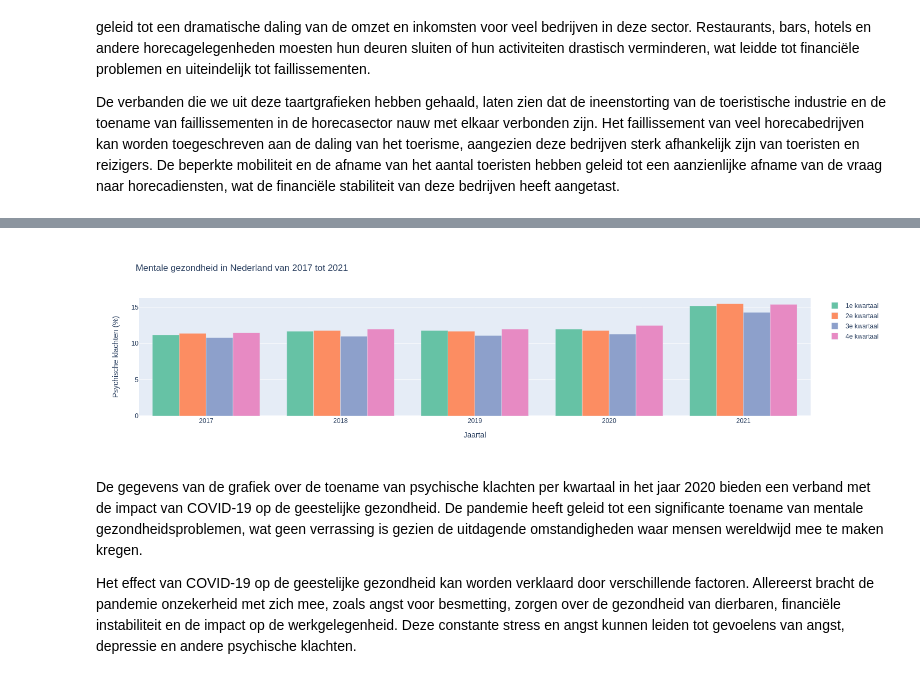
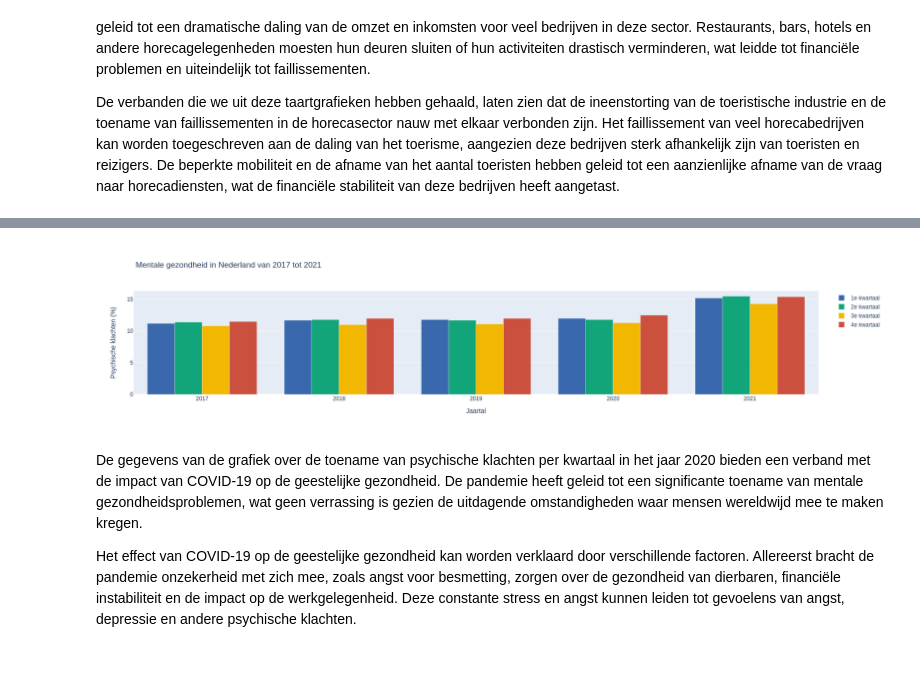
Before and after one commit to hannekesjoers/IV2023, a Jupyter notebook: docs/notebook.ipynb, the cells around one changed output, grey strips where cells are left out. Cells and saved outputs as stored; diff of their text form; code cells hidden in the pictures.

```diff
--- a/docs/notebook.ipynb
+++ b/docs/notebook.ipynb
@@ -165,34 +108,0 @@ fig.show()
-# %%
-file = pd.read_csv('Mentalegezondheid.csv')
-fig = go.Figure()
-
-years = file['Jaartal'].unique()
-quarters = ['1e kwartaal', '2e kwartaal', '3e kwartaal', '4e kwartaal']
-
-# Define a color palette with a different color for each year
-color_palette = ['rgb(102,194,165)', 'rgb(252,141,98)', 'rgb(141,160,203)', 'rgb(231,138,195)', 'rgb(166,206,227)']
-file['Psychische klachten (%)'] = file['Psychische klachten (%)'].str.replace(",", ".").astype(float)
-
-for i, year in enumerate(years):
-    filtered_data = file[file['Jaartal'] == year]
-    if not filtered_data.empty:
-        fig.add_trace(go.Bar(
-            x=quarters,
-            y=filtered_data['Psychische klachten (%)'],
-            name=str(year),
-            marker=dict(color=color_palette[i % len(color_palette)])  # Use modulo operator to cycle through the colors
-        ))
-
-fig.update_layout(
-    title='Mentale gezondheid in Nederland van 2017 tot en met 2021',
-    xaxis_title='Kwartaal',
-    yaxis_title='Psychische klachten (%)'
-)
-
-fig.update_xaxes(type='category')
-
-#fig.update_layout(yaxis_tickformat='.0%')
-
-fig.update_layout(height=400)
-
-fig.show()
@@ -201,32 +138,33 @@ fig.show()
 # %%
+file = pd.read_csv('Mentalegezondheid.csv')
 fig = go.Figure()
 
 years = file['Jaartal'].unique()
 quarters = ['1e kwartaal', '2e kwartaal', '3e kwartaal', '4e kwartaal']
-colors = ['rgb(102,194,165)', 'rgb(252,141,98)', 'rgb(141,160,203)', 'rgb(231,138,195)']
-file['Psychische klachten (%)'] = file['Psychische klachten (%)'].replace(",", ".").astype(float)
+colors = ['rgb(57,105,172)', 'rgb(17,165,121)', 'rgb(242,183,1)', 'rgb(204,80,62)']
+file['Psychische klachten (%)'] = file['Psychische klachten (%)'].str.replace(",", ".").astype(float)
 
 for i, quarter in enumerate(quarters):
     fig.add_trace(go.Bar(
         x=years,
         y=file[file['Kwartaal'] == quarter]['Psychische klachten (%)'],
         name=quarter,
         marker=dict(color=colors[i])
     ))
 
 fig.update_layout(
     title='Mentale gezondheid in Nederland van 2017 tot 2021',
     xaxis_title='Jaartal',
     yaxis_title='Psychische klachten (%)'
 )
 
 fig.update_xaxes(type='category')
 
 fig.update_layout(height=400)
 
 fig.show()
 # %% [output]
-[figure, old version]
+[figure, new version]
 # %% [markdown]
 De gegevens van de grafiek over de toename van psychische klachten per kwartaal in het jaar 2020 bieden een verband met de impact van COVID-19 op de geestelijke gezondheid. De pandemie heeft geleid tot een significante toename van mentale gezondheidsproblemen, wat geen verrassing is gezien de uitdagende omstandigheden waar mensen wereldwijd mee te maken kregen.
 
```
Also changed, not shown: parts of 11 cells of this notebook, 13 other files.
